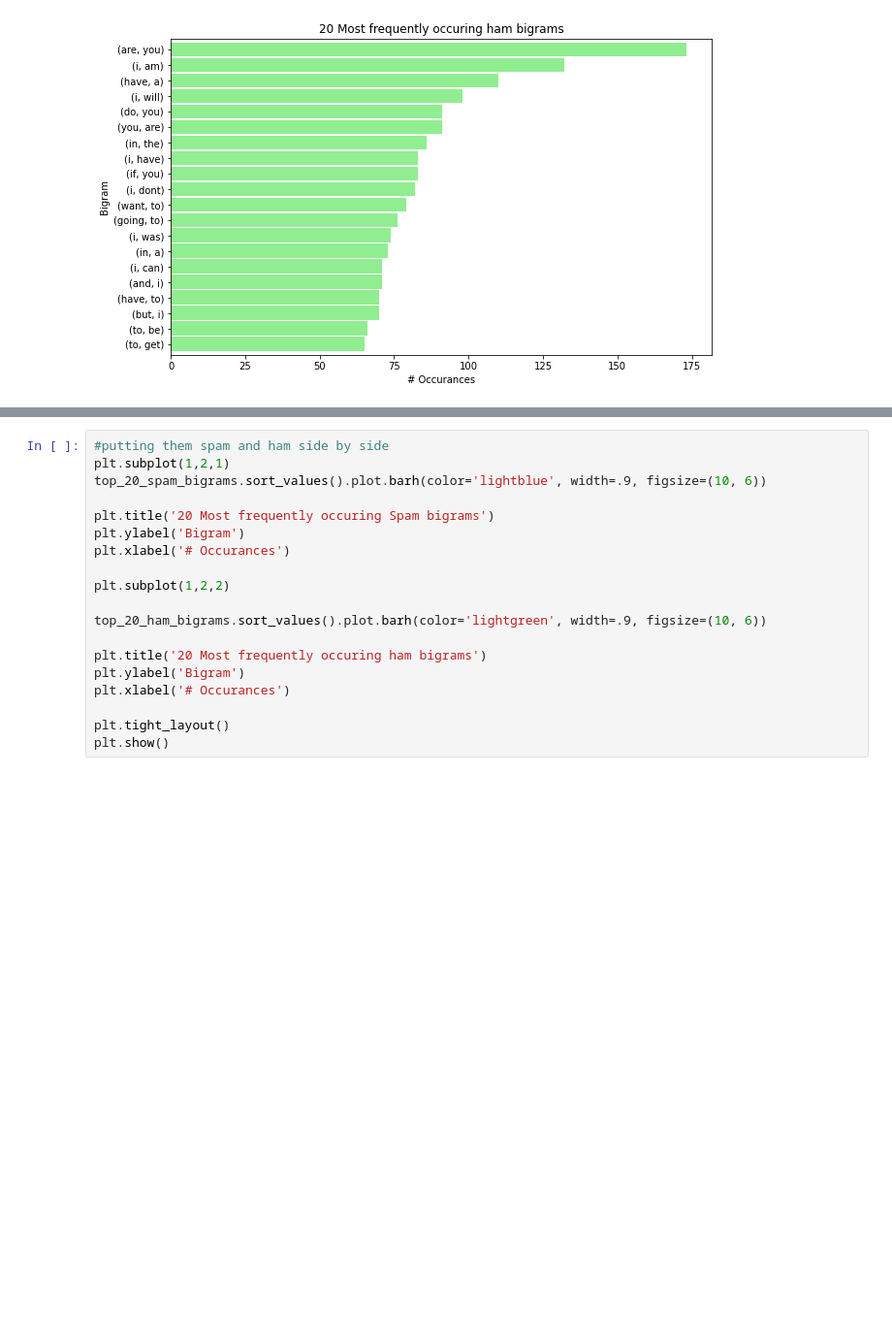
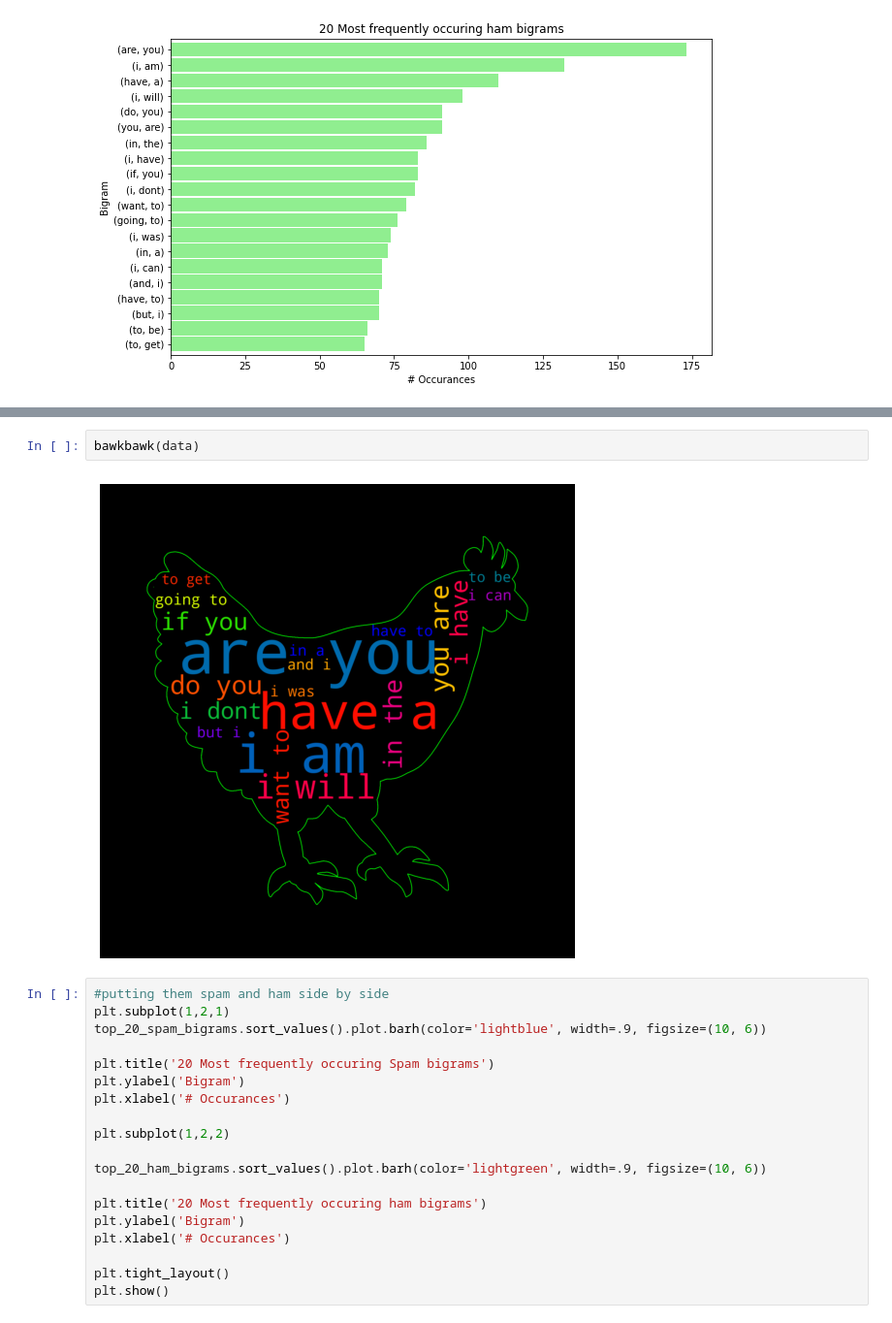
Before and after one commit to annah-vu/natural-language-processing-exercises, a Jupyter notebook: explore_exercise.ipynb, the cells around one changed output, grey strips where cells are left out. Shown at 97% size. Drawn from its saved outputs; the diff is of its cells as text; blank space fills up the shorter version.

```diff
--- a/explore_exercise.ipynb
+++ b/explore_exercise.ipynb
@@ -176,3 +205,7 @@ Top Bigrams for Spam
+# %%
+bawkbawk(data)
+# %% [output]
+[figure, added]
 # %%
 #putting them spam and ham side by side
 plt.subplot(1,2,1)
```
Also changed, not shown: parts of 53 cells of this notebook.
